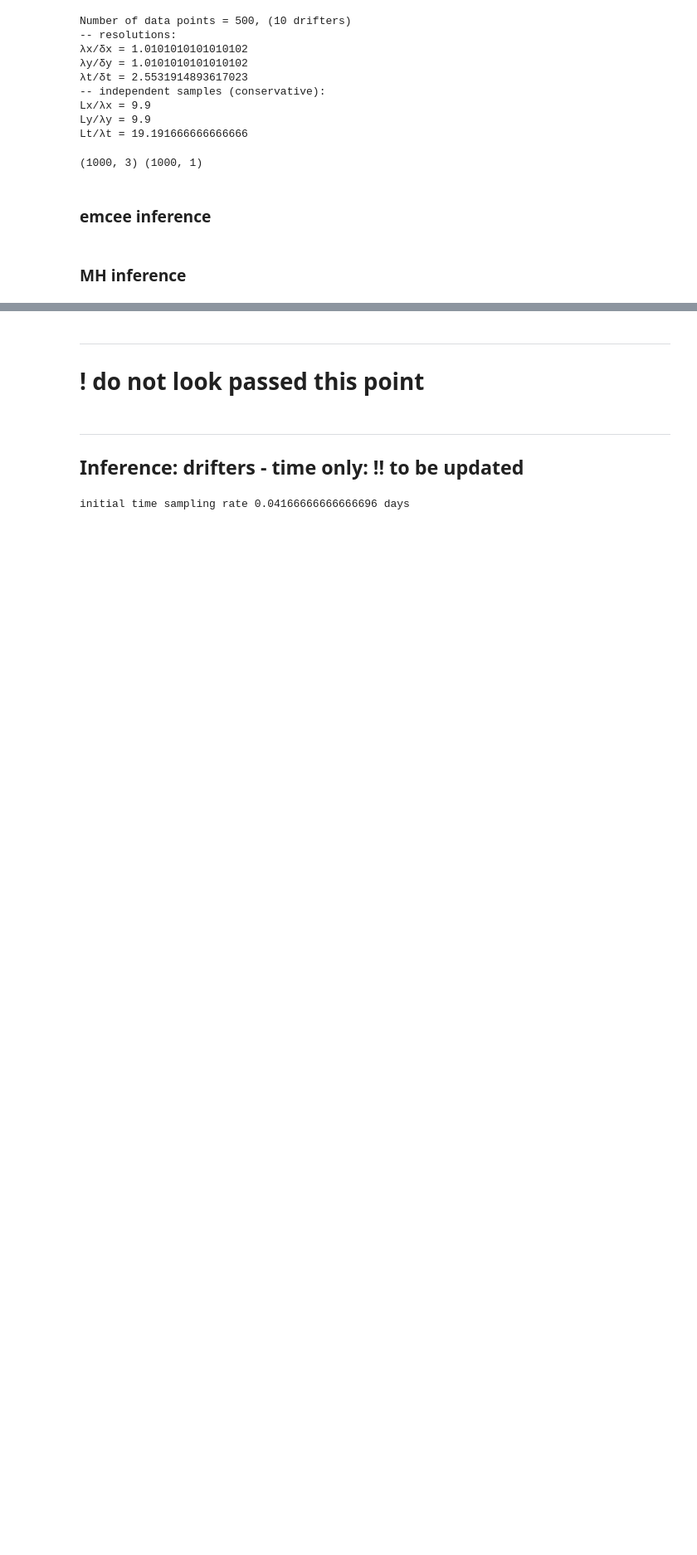
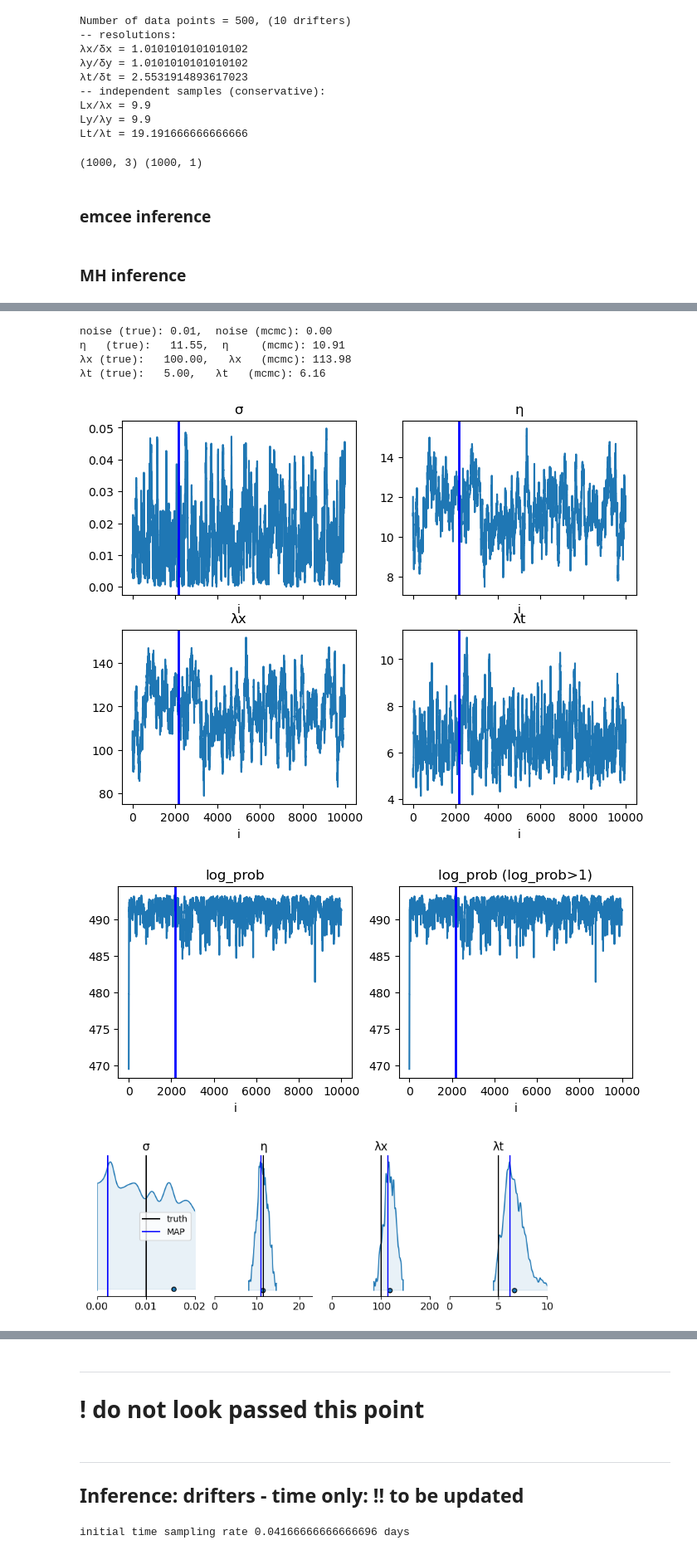
Before and after one commit to ahmaddroobi99/nwa, a Jupyter notebook: stats/drifter_3D_inference.ipynb, the cells around one changed output, grey strips where cells are left out. Shown at 83% size. Drawn from its saved outputs; the diff is of its cells as text; code cells hidden in the pictures; blank space fills up the shorter version.

```diff
--- a/stats/drifter_3D_inference.ipynb
+++ b/stats/drifter_3D_inference.ipynb
@@ -952,0 +1000,16 @@ noise (true): 0.01,  noise (mcmc): 0.01
+# %%
+dsL1h = inference_MH(X, U, n_mcmc = int(10e3))
+# 30 min
+# %%
+ds = dsL1h
+print_MAP(ds)
+traceplots(ds)
+plot_inference(ds)
+# %% [output]
+noise (true): 0.01,  noise (mcmc): 0.00
+η   (true):   11.55,  η     (mcmc): 10.91
+λx (true):   100.00,   λx   (mcmc): 113.98
+λt (true):   5.00,   λt   (mcmc): 6.16
+[figure, added]
+[figure, added]
+[figure, added]
```
Also changed, not shown: parts of 12 cells of this notebook.
